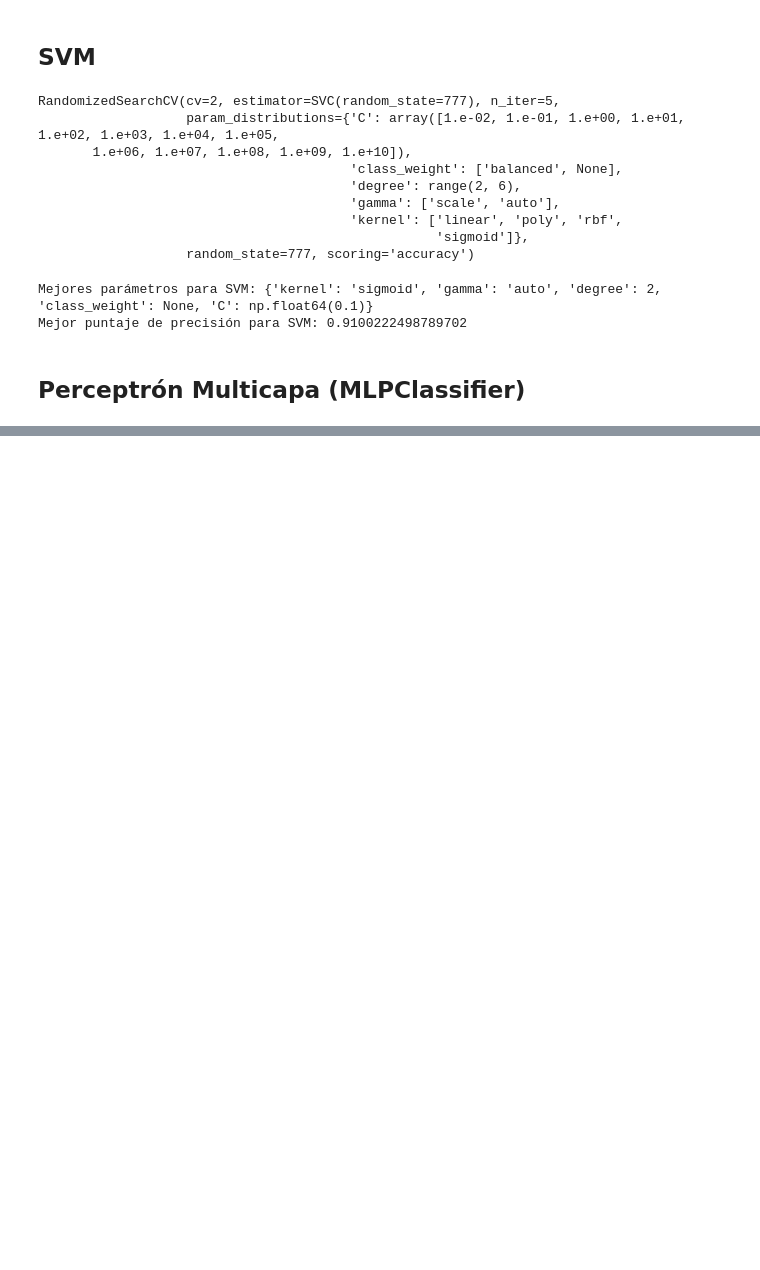
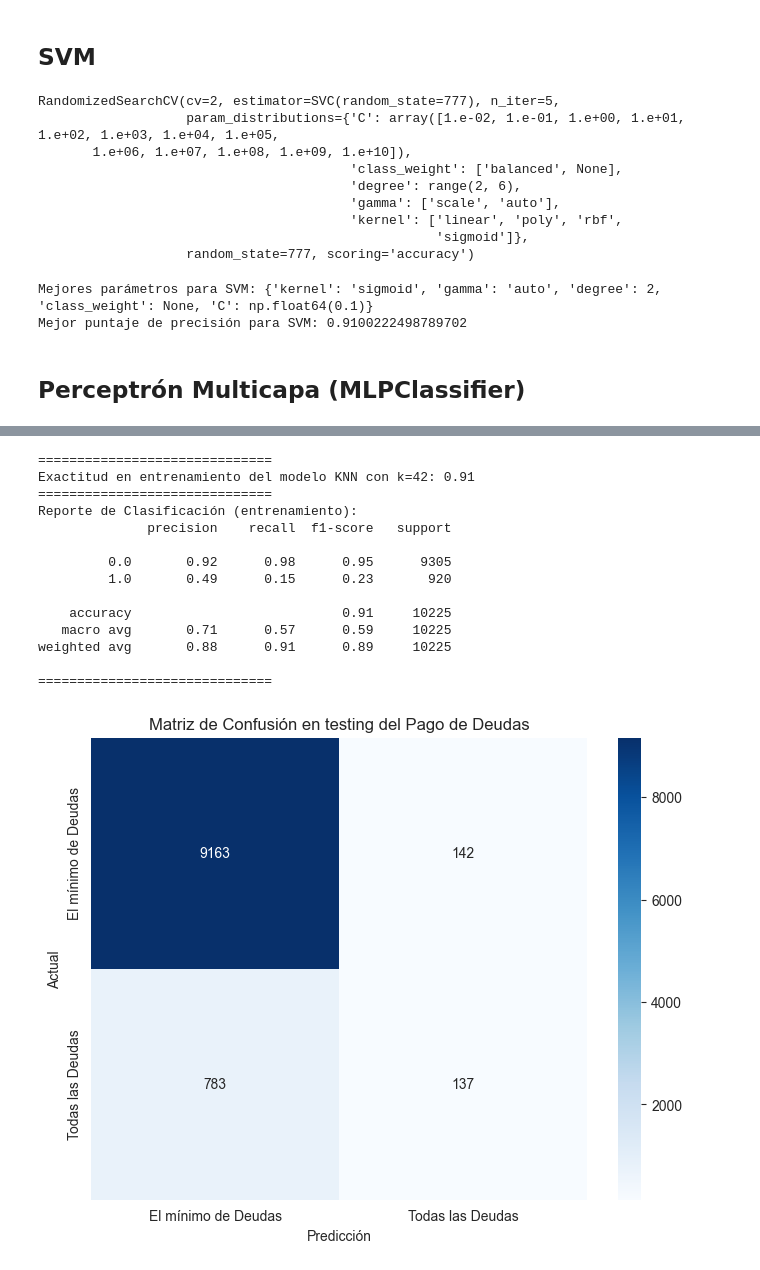
Before and after one commit to GodDoesNotPlayDice/ET-ML, a Jupyter notebook: ET1.ipynb, the cells around one changed output, grey strips where cells are left out. Cells and saved outputs as stored; diff of their text form; code cells hidden in the pictures; blank space fills up the shorter version.

```diff
--- a/ET1.ipynb
+++ b/ET1.ipynb
@@ -1042,0 +1125,53 @@ Precisión en el conjunto de prueba: 0.9091
+# %%
+from sklearn.metrics import accuracy_score, classification_report, confusion_matrix, roc_auc_score, roc_curve
+import seaborn as sb
+
+y_test_pred_t = knn_model.predict(X_testCla)#tarin
+#------------------------------------------------------------------------------------------------------------------------------
+
+#Metricas
+test_accuracy = accuracy_score(y_testCla, y_test_pred_t)
+print("="*30)
+print(f"Exactitud en entrenamiento del modelo KNN con k={42}: {test_accuracy:.2f}")
+print("="*30)
+
+test_report = classification_report(y_testCla, y_test_pred_t)
+print("Reporte de Clasificación (entrenamiento):")
+print(test_report)
+print("="*30)
+
+test_matrix = confusion_matrix(y_testCla, y_test_pred_t)
+plt.figure(figsize=(8, 6))
+sb.heatmap(test_matrix, annot=True, fmt='d', cmap='Blues', xticklabels=['El mínimo de Deudas', 'Todas las Deudas'], yticklabels=['El mínimo de Deudas', 'Todas las Deudas'])
+plt.xlabel('Predicción')
+plt.ylabel('Actual')
+plt.title('Matriz de Confusión en testing del Pago de Deudas')
+plt.show()
+
+y_test_curva_t = knn_model.predict_proba(X_testCla)[:, 1]
+test_auc_score = roc_auc_score(y_testCla, y_test_curva_t)
+test_fpr, test_tpr, _ = roc_curve(y_testCla, y_test_curva_t)
+plt.figure()
+plt.plot(test_fpr, test_tpr, label=f"Curva ROC Entrenamiento (AUC = {test_auc_score:.2f})")
+plt.plot([0, 1], [0, 1], 'k--')
+plt.xlabel("Proporción Falsos Positivos")
+plt.ylabel("Proporción Verdaderos Positivos")
+plt.title("Curva ROC en testing")
+plt.legend(loc="lower right")
+plt.show()
+# %% [output]
+==============================
+Exactitud en entrenamiento del modelo KNN con k=42: 0.91
+==============================
+Reporte de Clasificación (entrenamiento):
+              precision    recall  f1-score   support
+
+         0.0       0.92      0.98      0.95      9305
+         1.0       0.49      0.15      0.23       920
+
+    accuracy                           0.91     10225
+   macro avg       0.71      0.57      0.59     10225
+weighted avg       0.88      0.91      0.89     10225
+
+==============================
+[figure, added]
```
Also changed, not shown: parts of 26 cells of this notebook.
